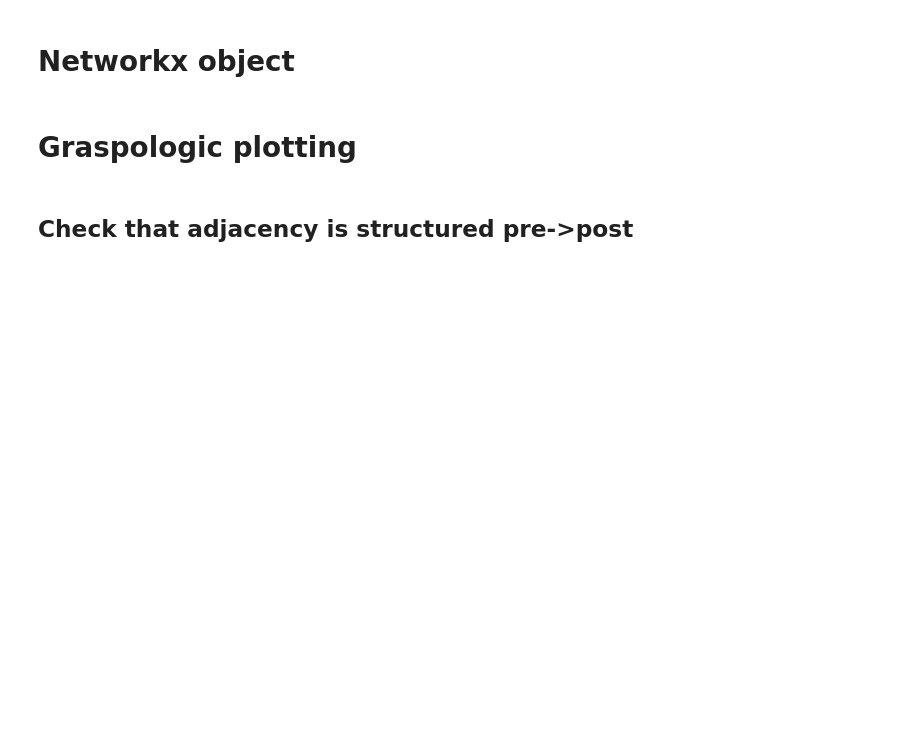
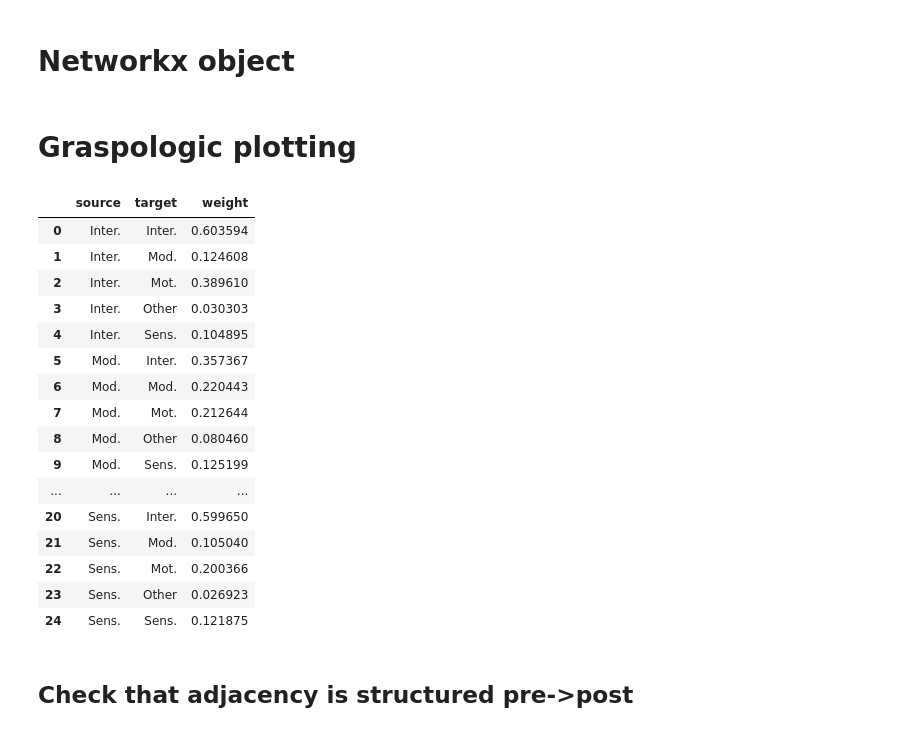
Before and after one commit to Shavit-Lab/celegans_connectome_analysis, a Jupyter notebook: graph_viz.ipynb, the cells around one changed output. Saved outputs shown, nothing was run; the diff lists cells and outputs as text; code cells hidden in the pictures; blank space fills up the shorter version.

```diff
--- a/graph_viz.ipynb
+++ b/graph_viz.ipynb
@@ -94,6 +94,37 @@ neuron_types = [G.nodes[n]["neuron type"] for n in G.nodes]
 # perm += [i for i in range(len(neuron_types)) if neuron_types[i] == "Mod."]
 # A = A[perm,:][:,perm]
 # neuron_types = [neuron_types[i] for i in perm]
+# %%
+# for every combination of neuron types, get the number of edges between them
+edges = []
+for i in range(len(neuron_types)):
+    for j in range(len(neuron_types)):
+        if i != j:
+            edges.append((neuron_types[i], neuron_types[j], A[i,j]))
+edges = pd.DataFrame(edges, columns=["source", "target", "weight"])
+
+# get the number of edges between each neuron type
+edges = edges.groupby(["source", "target"]).mean().reset_index()
+
+edges
+# %% [output]
+|  | source | target | weight |
+| 0 | Inter. | Inter. | 0.603594 |
+| 1 | Inter. | Mod. | 0.124608 |
+| 2 | Inter. | Mot. | 0.389610 |
+| 3 | Inter. | Other | 0.030303 |
+| 4 | Inter. | Sens. | 0.104895 |
+| 5 | Mod. | Inter. | 0.357367 |
+| 6 | Mod. | Mod. | 0.220443 |
+| 7 | Mod. | Mot. | 0.212644 |
+| 8 | Mod. | Other | 0.080460 |
+| 9 | Mod. | Sens. | 0.125199 |
+| ... | ... | ... | ... |
+| 20 | Sens. | Inter. | 0.599650 |
+| 21 | Sens. | Mod. | 0.105040 |
+| 22 | Sens. | Mot. | 0.200366 |
+| 23 | Sens. | Other | 0.026923 |
+| 24 | Sens. | Sens. | 0.121875 |
 # %% [markdown]
 ## Check that adjacency is structured pre->post
 # %%
```
